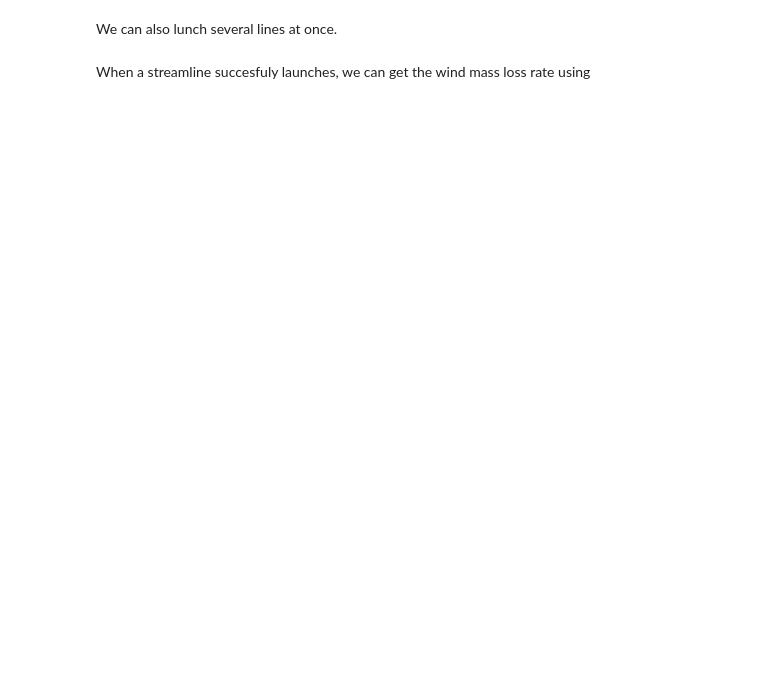
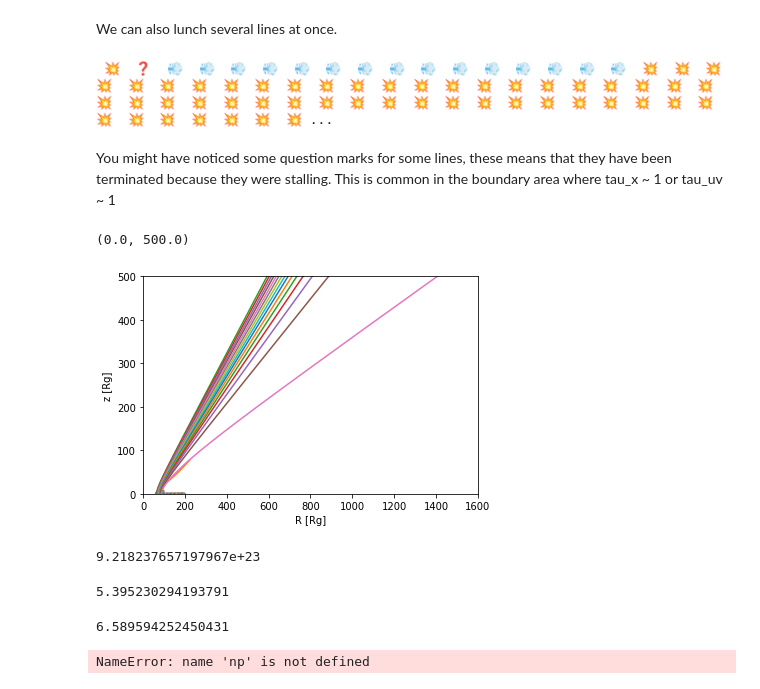
Before and after one commit to arnauqb/qwind, a Jupyter notebook: quickstart.ipynb, the cells around one changed output. Saved outputs shown, nothing was run; the diff lists cells and outputs as text; code cells hidden in the pictures; blank space fills up the shorter version.

```diff
--- a/quickstart.ipynb
+++ b/quickstart.ipynb
@@ -17,7 +16,9 @@ example = wind.Qwind()
+# %%
+example = wind.Qwind(lines_r_min = 60, lines_r_max=200, f_x=0.1, rho_shielding=1e10, nr=80, T=25e3)
 # %% [markdown]
 We can now initialise a streamline at a certain radius with some initial density and velocity by doing
 # %%
-line = example.line(r_0 = 300, rho_0 = 2e8, v_z_0 = 1e7)
+line = example.line(r_0 = 150, rho_0 = 1e10, v_z_0 = 1e7, max_iter=1000)
 # %% [markdown]
 And iterate its equation of motion
 # %%
@@ -39,13 +63,34 @@ for key in line.__dict__.keys():
 # %% [markdown]
 We can also lunch several lines at once.
 # %%
-example.start_lines(v_z_0=1e7, rho_0=2e8)
+example.start_lines(v_z_0=1e7, rho_0=1e10)
+# %% [output]
+ 💥  ❓  💨  💨  💨  💨  💨  💨  💨  💨  💨  💨  💨  💨  💨  💨  💨  💥  💥  💥  💥  💥  💥  💥  💥  💥  💥  💥  💥  💥  💥  💥  💥  💥  💥  💥  💥  💥  💥  💥  💥  💥  💥  💥  💥  💥  💥  💥  💥  💥  💥  💥  💥  💥  💥  💥  💥  💥  💥  💥  💥  💥  💥  💥  💥  💥  💥 ...
+# %% [markdown]
+You might have noticed some question marks for some lines, these means that they have been terminated because they were stalling. This is common in the boundary area where tau_x ~ 1 or tau_uv ~ 1
 # %%
 for line in example.lines:
     plt.plot(line.r_hist, line.z_hist)
 plt.xlabel("R [Rg]")
 plt.ylabel("z [Rg]")
+plt.xlim(0,1600)
+plt.ylim(0,500)
+# %% [output]
+(0.0, 500.0)
+[figure, added]
-# %% [markdown]
-When a streamline succesfuly launches, we can get the wind mass loss rate using
 # %%
 example.mdot_w # units of g/s
+# %% [output]
+9.218237657197967e+23
+# %%
+example.radiation.optical_depth_x(100, 50, 50, example.tau_dr_0, example.tau_dr_0, 1e10)
+# %% [output]
+5.395230294193791
+# %%
+example.radiation.optical_depth_uv(100, 50, 50, example.tau_dr_0, example.tau_dr_0)
+# %% [output]
+6.589594252450431
+# %%
+np.exp(-example.radiation.optical_depth_uv(100, 50, 50, example.tau_dr_0, example.tau_dr_0))
+# %% [output]
+NameError: name 'np' is not defined
```
Also changed, not shown: parts of 6 cells of this notebook, 8 other files.
